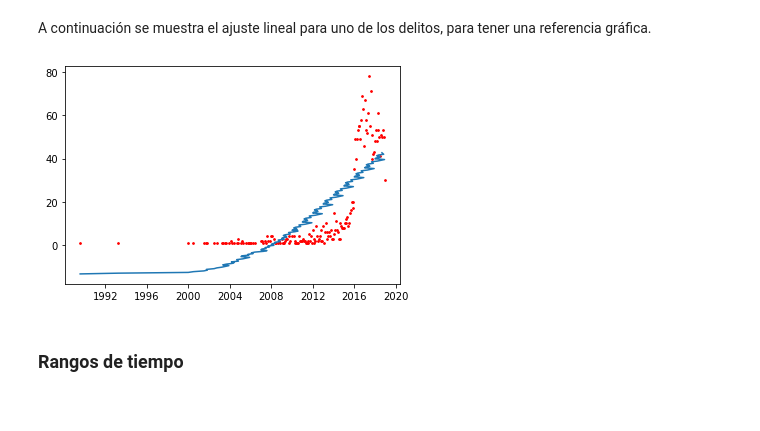
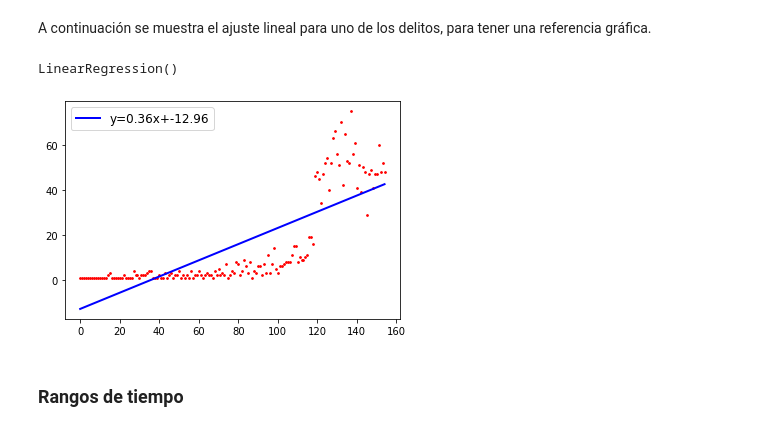
Before and after one commit to lorenaphys/OPI, a Jupyter notebook: Soluciones.ipynb, the cells around one changed output. Cells and saved outputs as stored; diff of their text form; code cells hidden in the pictures.

```diff
--- a/Soluciones.ipynb
+++ b/Soluciones.ipynb
@@ -240,20 +240,23 @@ from sklearn.linear_model import LinearRegression
 # %%
-X = np.arange(len(primer_delito.index)).reshape((-1,1))  # features
-y = primer_delito['size']  # target
+X = np.arange(len(primer_delito.index)).reshape((-1,1))
+y = primer_delito['size']
 
-# Train the model
-model = LinearRegression()
+# Modelo lineal
+model = linear_model.LinearRegression()
 model.fit(X, y)
-
-# Store the fitted values as a time series with the same time index as
-# the training data
-y_pred = pd.Series(model.predict(X), index=primer_delito.index)
+# %% [output]
+LinearRegression()
-# %%
-plt.plot(y_pred)
-plt.scatter(primer_delito.index,primer_delito['size'], color = 'red', s = 3)
-plt.show()
-# %% [output]
-[figure, removed]
+# %%
+X2 = np.arange(len(primer_delito.index))
+# %%
+lr = linregress(X2, y)
+# %%
+plt.scatter(X, y, color='red', s = 3)
+plt.plot(X, model.predict(X), color='blue', linewidth = 2, label='y={:.2f}x+{:.2f}'.format(lr.slope,lr.intercept))
+plt.legend(fontsize = 12)
+plt.show()
+# %% [output]
+[figure, added]
 # %% [markdown]
 ### Rangos de tiempo
 # %% [markdown]
```
Also changed, not shown: parts of 7 cells of this notebook.
